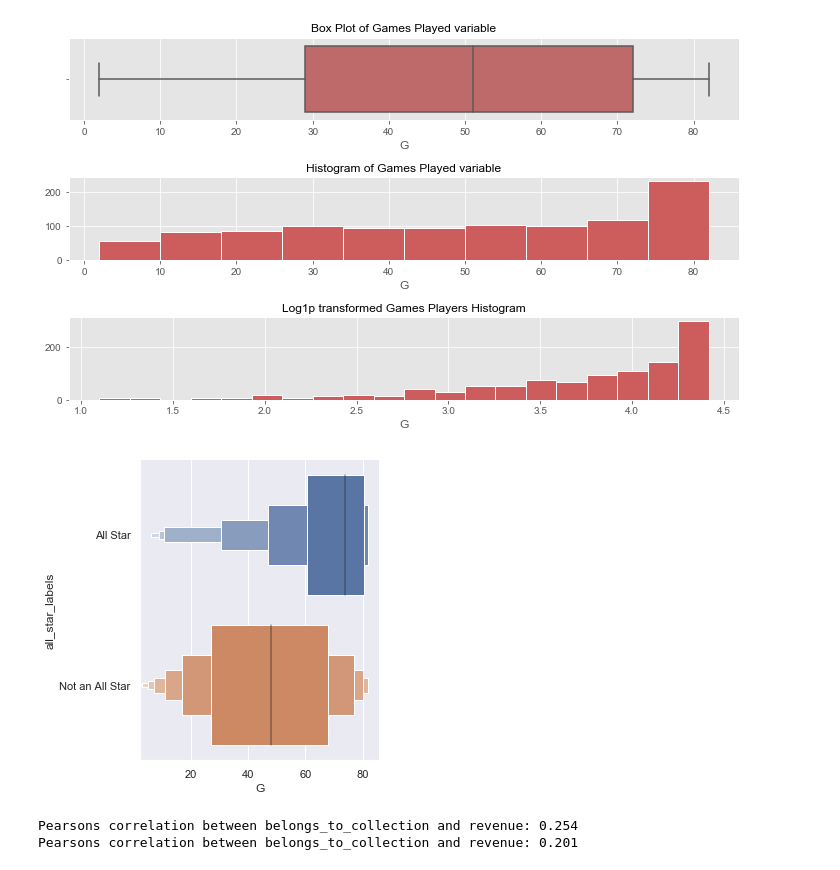
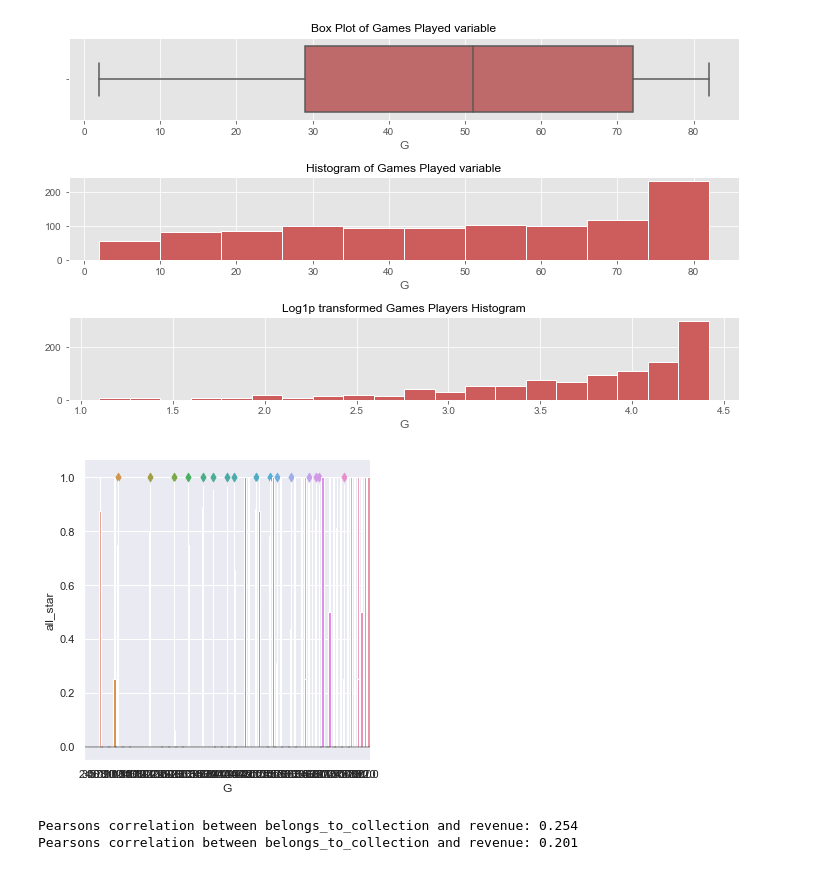
Before and after one commit to coleppert/NBA_AllStar_Prediction_Model, a Jupyter notebook: EDA-FeatureEngineering/Exploratory Data Analysis.ipynb, the cells around one changed output. Saved outputs shown, nothing was run; the diff lists cells and outputs as text; code cells hidden in the pictures.

Commit message:
Updating categorical all star variable for plotting

```diff
--- a/EDA-FeatureEngineering/Exploratory Data Analysis.ipynb
+++ b/EDA-FeatureEngineering/Exploratory Data Analysis.ipynb
@@ -63,5 +63,5 @@ print(df['all_star'].value_counts())
 0    954
 1    111
 Name: all_star, dtype: int64
-# %%
-df['all_star_labels'] = df['all_star'].apply(lambda x: 'All Star' if x == 1 else 'Not an All Star')
+# %%
+df = df.astype({"all_":'category'})
@@ -114,10 +116,10 @@ f.tight_layout()
 # %% [output]
 [figure]
 # %%
-sns.catplot(x="G", y="all_star_labels", kind="boxen",
+sns.catplot(x="G", y="all_star", kind="boxen",
             data=df);
 # %% [output]
-[figure, old version]
+[figure, new version]
 # %%
 #analysis of correlation and create log feature
 corr, _ = pearsonr(df['G'], df['all_star'])
```
Also changed, not shown: parts of 12 cells of this notebook.
